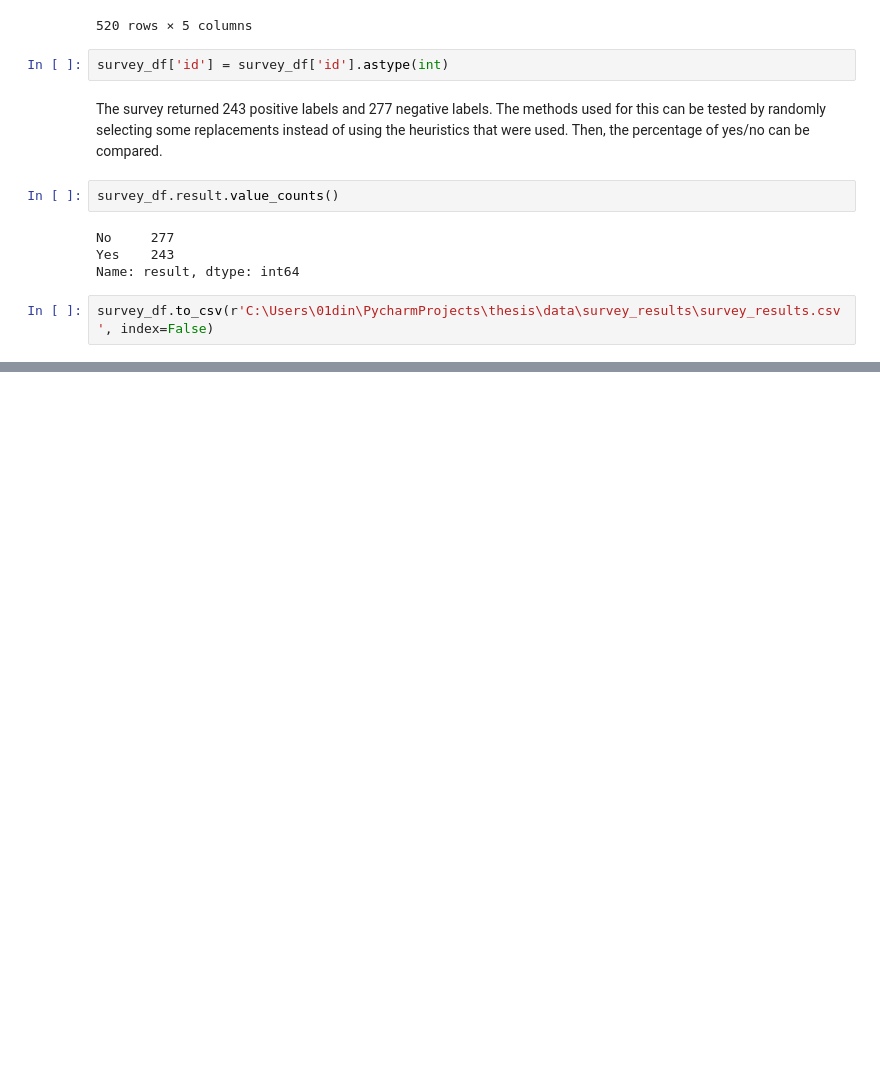
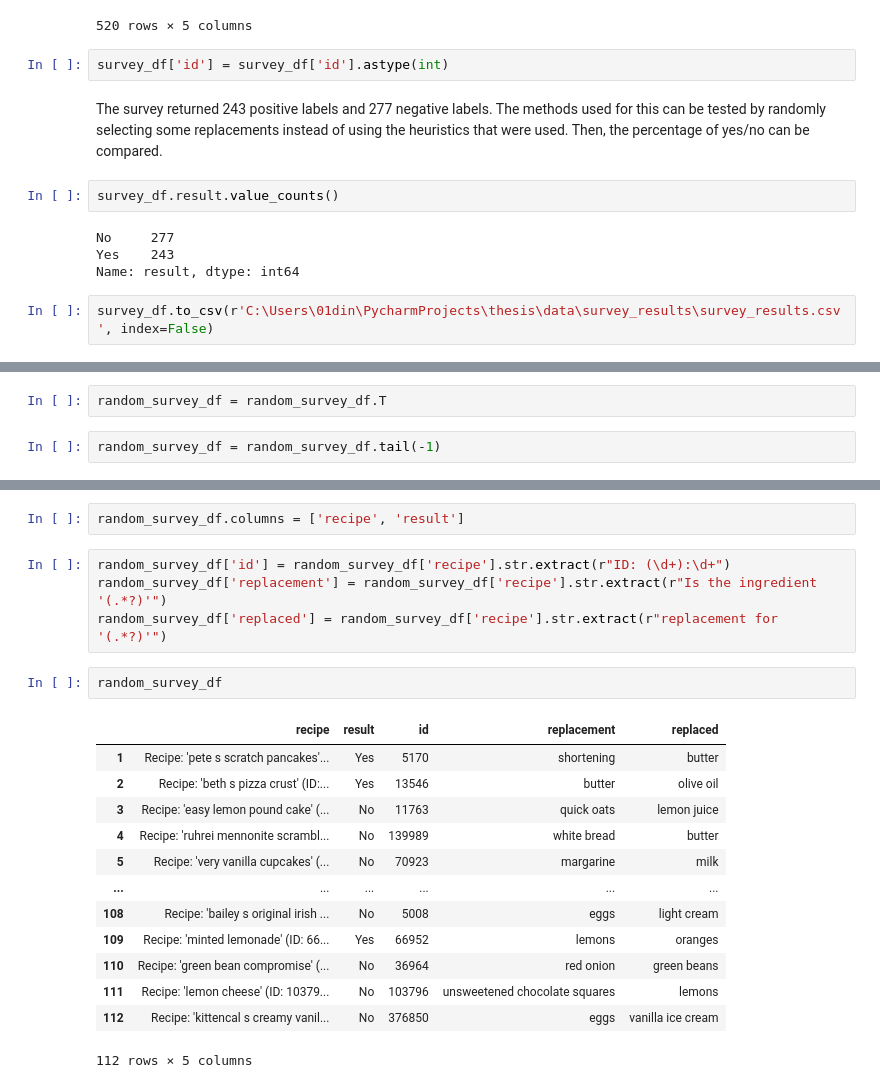
Before and after one commit to pasicdino/thesis, a Jupyter notebook: prepoc/preproc_survey_results.ipynb, the cells around one changed output, grey strips where cells are left out. Saved outputs shown, nothing was run; the diff lists cells and outputs as text; blank space fills up the shorter version.

```diff
--- a/prepoc/preproc_survey_results.ipynb
+++ b/prepoc/preproc_survey_results.ipynb
@@ -57,0 +60,4 @@ survey_df.to_csv(r'C:\Users\01din\PycharmProjects\thesis\data\survey_results\sur
+# %%
+random_survey_df = random_survey_df.T
+# %%
+random_survey_df = random_survey_df.tail(-1)
@@ -57,0 +80,22 @@ survey_df.to_csv(r'C:\Users\01din\PycharmProjects\thesis\data\survey_results\sur
+# %%
+random_survey_df.columns = ['recipe', 'result']
+# %%
+random_survey_df['id'] = random_survey_df['recipe'].str.extract(r"ID: (\d+):\d+")
+random_survey_df['replacement'] = random_survey_df['recipe'].str.extract(r"Is the ingredient '(.*?)'")
+random_survey_df['replaced'] = random_survey_df['recipe'].str.extract(r"replacement for '(.*?)'")
+# %%
+random_survey_df
+# %% [output]
+|  | recipe | result | id | replacement | replaced |
+| 1 | Recipe: 'pete s scratch pancakes'... | Yes | 5170 | shortening | butter |
+| 2 | Recipe: 'beth s pizza crust' (ID:... | Yes | 13546 | butter | olive oil |
+| 3 | Recipe: 'easy lemon pound cake' (... | No | 11763 | quick oats | lemon juice |
+| 4 | Recipe: 'ruhrei mennonite scrambl... | No | 139989 | white bread | butter |
+| 5 | Recipe: 'very vanilla cupcakes' (... | No | 70923 | margarine | milk |
+| ... | ... | ... | ... | ... | ... |
+| 108 | Recipe: 'bailey s original irish ... | No | 5008 | eggs | light cream |
+| 109 | Recipe: 'minted lemonade' (ID: 66... | Yes | 66952 | lemons | oranges |
+| 110 | Recipe: 'green bean compromise' (... | No | 36964 | red onion | green beans |
+| 111 | Recipe: 'lemon cheese' (ID: 10379... | No | 103796 | unsweetened chocolate squares | lemons |
+| 112 | Recipe: 'kittencal s creamy vanil... | No | 376850 | eggs | vanilla ice cream |
+112 rows × 5 columns
```
Also changed, not shown: parts of 4 cells of this notebook, 10 other files.
